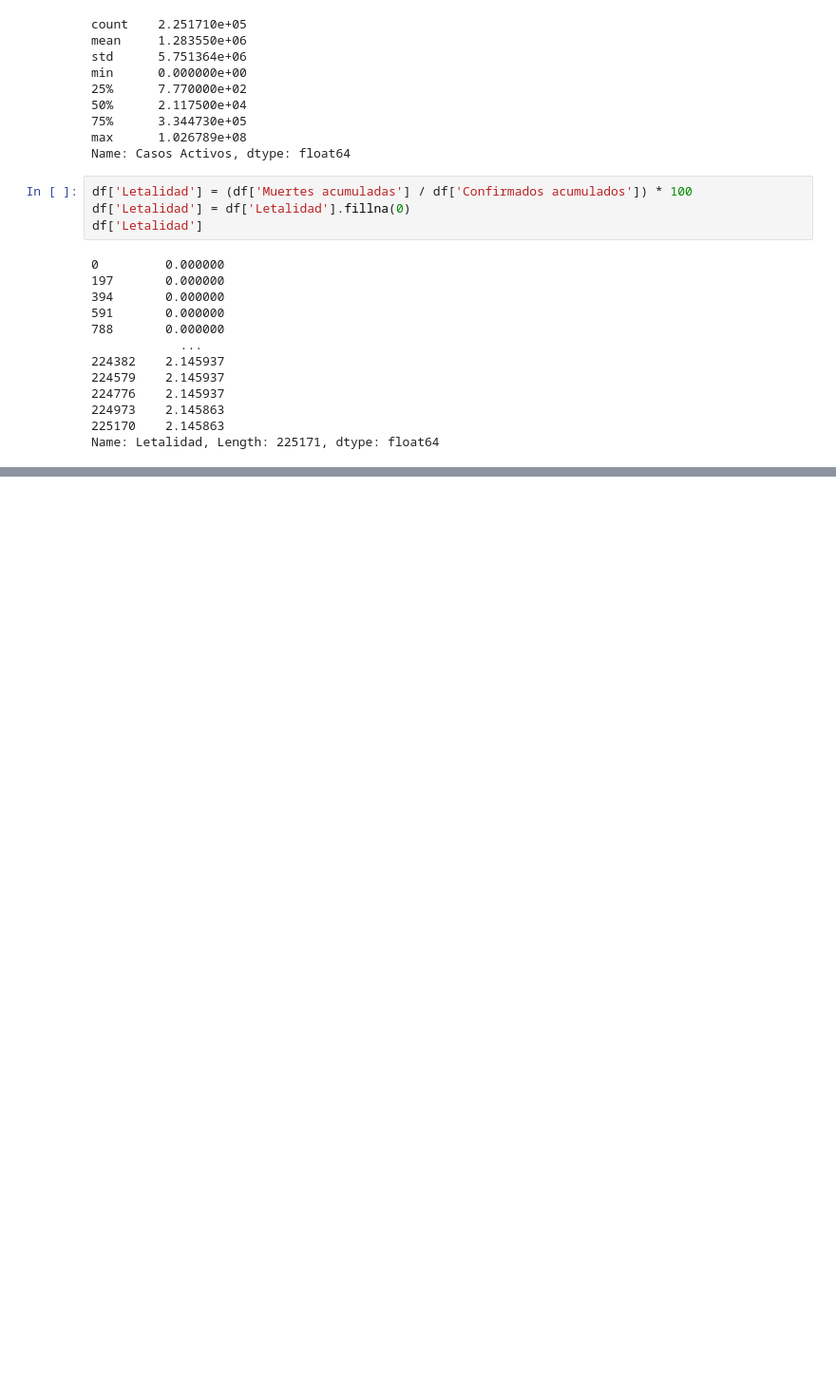
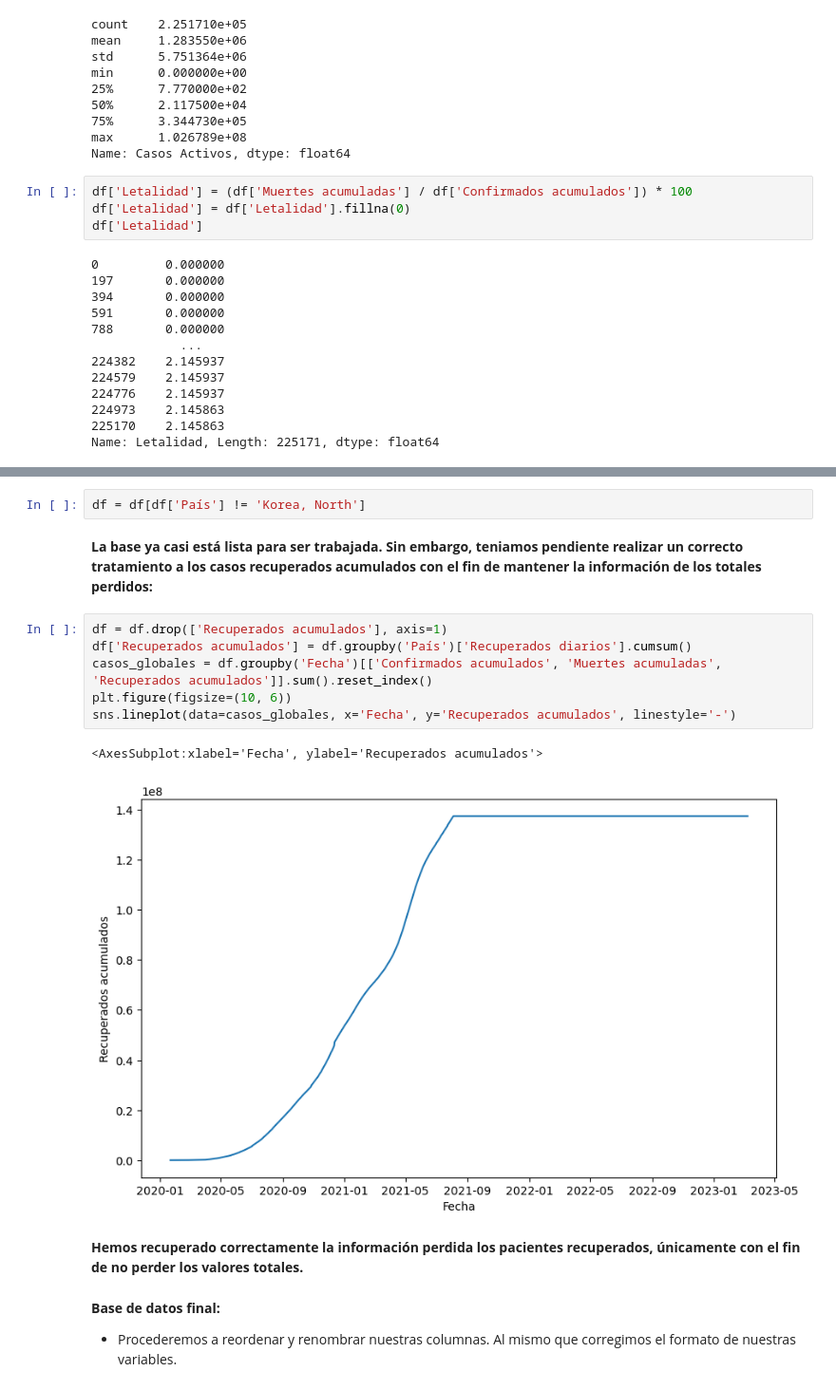
Before and after one commit to cpizarrov/proyecto_final, a Jupyter notebook: 03_Nuevasvariables_y_Limpiezaprofunda.ipynb, the cells around one changed output, grey strips where cells are left out. Shown at 95% size. Drawn from its saved outputs; the diff is of its cells as text; blank space fills up the shorter version.

Commit message:
Se elimina Corea del Norte. Reordenamos, renombramos y formateamos nuestras variables para guardar nuestra base de datos final, lista para ser analizada.

```diff
--- a/03_Nuevasvariables_y_Limpiezaprofunda.ipynb
+++ b/03_Nuevasvariables_y_Limpiezaprofunda.ipynb
@@ -423,0 +428,19 @@ sns.lineplot(data=Turkey, x='Fecha', y='Recuperados diarios', linestyle='-')
+# %%
+df = df[df['País'] != 'Korea, North']
+# %% [markdown]
+**La base ya casi está lista para ser trabajada. Sin embargo, teniamos pendiente realizar un correcto tratamiento a los casos recuperados acumulados con el fin de mantener la información de los totales perdidos:**
+# %%
+df = df.drop(['Recuperados acumulados'], axis=1)
+df['Recuperados acumulados'] = df.groupby('País')['Recuperados diarios'].cumsum()
+casos_globales = df.groupby('Fecha')[['Confirmados acumulados', 'Muertes acumuladas', 'Recuperados acumulados']].sum().reset_index()
+plt.figure(figsize=(10, 6))
+sns.lineplot(data=casos_globales, x='Fecha', y='Recuperados acumulados', linestyle='-')
+# %% [output]
+<AxesSubplot:xlabel='Fecha', ylabel='Recuperados acumulados'>
+[figure, added]
+# %% [markdown]
+**Hemos recuperado correctamente la información perdida los pacientes recuperados, únicamente con el fin de no perder los valores totales.**
+# %% [markdown]
+**Base de datos final:**
+
+- Procederemos a reordenar y renombrar nuestras columnas. Al mismo que corregimos el formato de nuestras variables.
```
Also changed, not shown: parts of 41 cells of this notebook.
